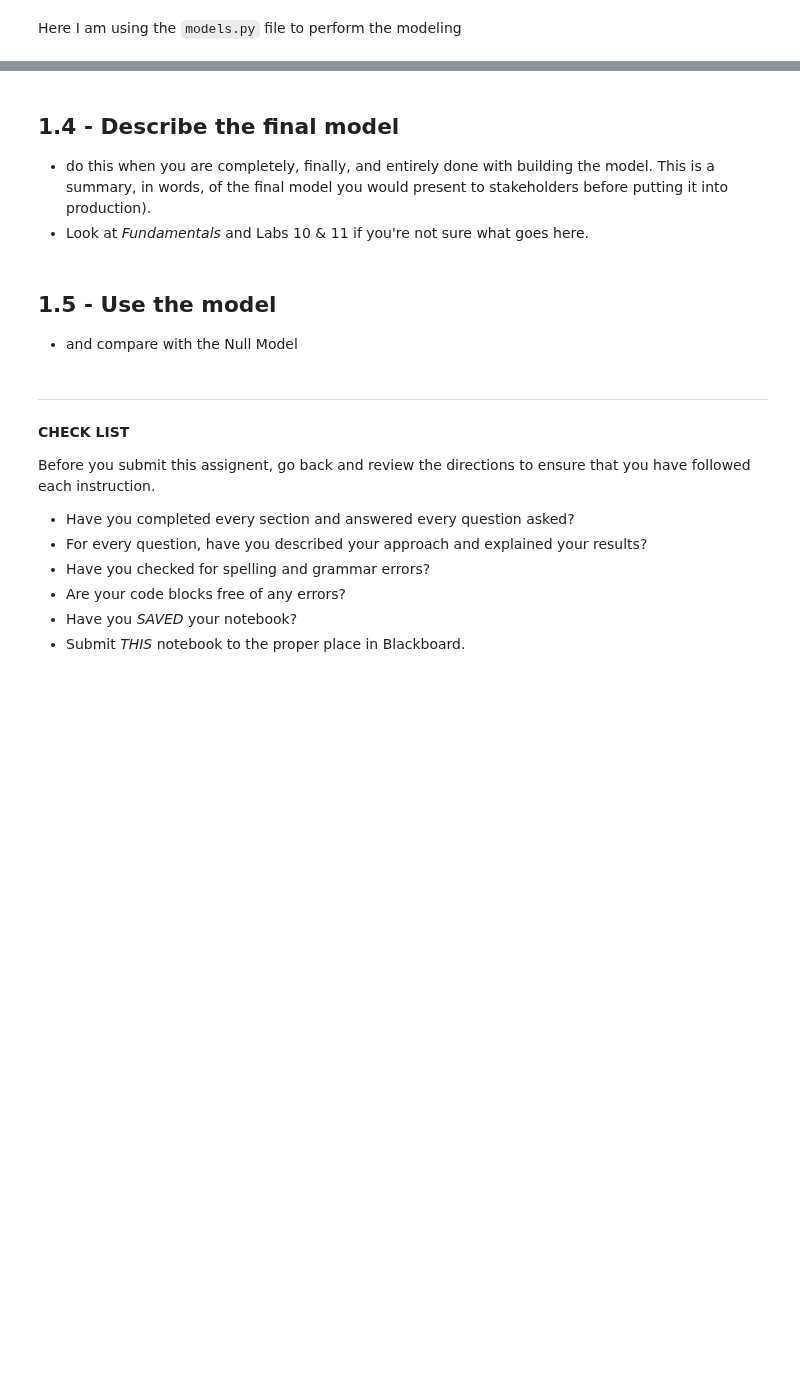
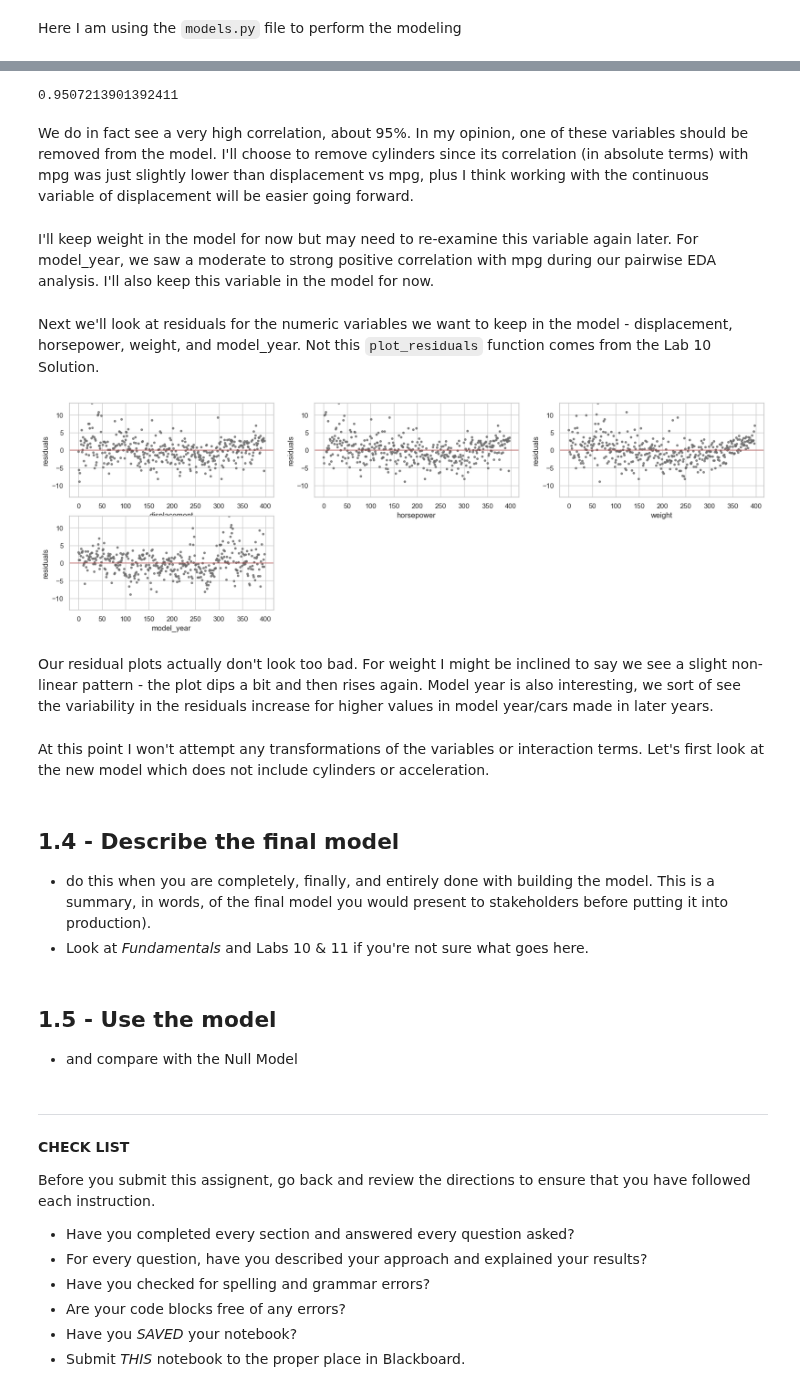
Before and after one commit to ansaridan/jhu-data-engineering-team-5, a Jupyter notebook: Problem_Set_5_2/Jhirsc21.ipynb, the cells around one changed output, grey strips where cells are left out. Saved outputs shown, nothing was run; the diff lists cells and outputs as text; code cells hidden in the pictures; blank space fills up the shorter version.

```diff
--- a/Problem_Set_5_2/Jhirsc21.ipynb
+++ b/Problem_Set_5_2/Jhirsc21.ipynb
@@ -350,3 +460,48 @@ DUMMIES FOR ORIGIN
+# %%
+stats.pearsonr(data['cylinders'], data['displacement'])[0]
+# %% [output]
+0.9507213901392411
+# %% [markdown]
+We do in fact see a very high correlation, about 95%. In my opinion, one of these variables should be removed from the model. I'll choose to remove cylinders since its correlation (in absolute terms) with mpg was just slightly lower than displacement vs mpg, plus I think working with the continuous variable of displacement will be easier going forward.
+# %% [markdown]
+I'll keep weight in the model for now but may need to re-examine this variable again later. For model_year, we saw a moderate to strong positive correlation with mpg during our pairwise EDA analysis. I'll also keep this variable in the model for now.
+# %% [markdown]
+Next we'll look at residuals for the numeric variables we want to keep in the model - displacement, horsepower, weight, and model_year. Not this `plot_residuals` function comes from the Lab 10 Solution.
+# %%
+def plot_residuals(result, variables):
+    figure = plt.figure(figsize=(20,6))
+
+    variables = ['displacement', 'horsepower', 'weight', 'model_year']
+
+    plots = len( variables)
+    rows = (plots // 3) + 1
+
+    residuals = np.array([r[0] for r in result['residuals']])
+    limits = max(np.abs(residuals.min()), residuals.max())
+
+    n = result["n"]
+    for i, variable in enumerate( variables):
+        axes = figure.add_subplot(rows, 3, i + 1)
+
+        keyed_values = sorted(zip(data[variable].values, residuals), key=lambda x: x[ 0])
+        ordered_residuals = [x[ 1] for x in keyed_values]
+
+        axes.plot(list(range(0, n)), ordered_residuals, '.', color="dimgray", alpha=0.75)
+        axes.axhline(y=0.0, xmin=0, xmax=n, c="firebrick", alpha=0.5)
+        axes.set_ylim((-limits, limits))
+        axes.set_ylabel("residuals")
+        axes.set_xlabel(variable)
+
+    plt.show()
+    plt.close()
+# %%
+plot_residuals(result_all, ['displacement', 'horsepower', 'weight', 'model_year'])
+# %% [output]
+[figure, added]
+# %% [markdown]
+Our residual plots actually don't look too bad. For weight I might be inclined to say we see a slight non-linear pattern - the plot dips a bit and then rises again. Model year is also interesting, we sort of see the variability in the residuals increase for higher values in model year/cars made in later years.
+# %% [markdown]
+At this point I won't attempt any transformations of the variables or interaction terms. Let's first look at the new model which does not include cylinders or acceleration.
 # %% [markdown]
 ## 1.4 - Describe the final model
 
```
Also changed, not shown: parts of 24 cells of this notebook.
